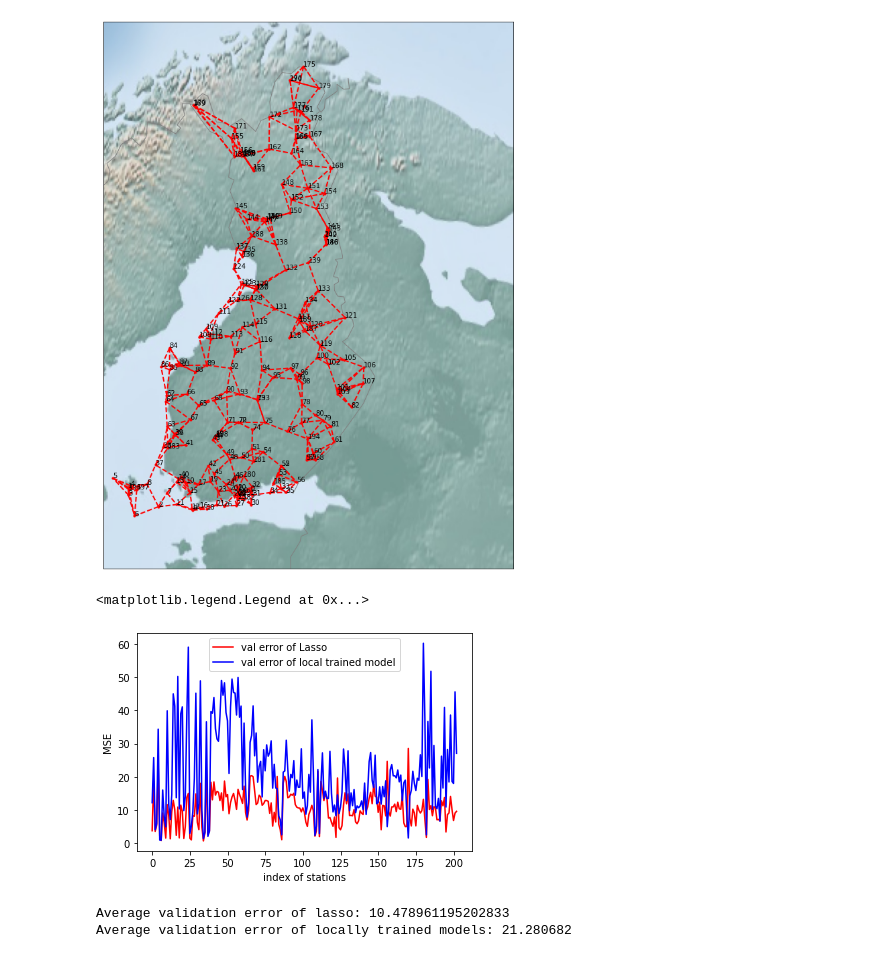
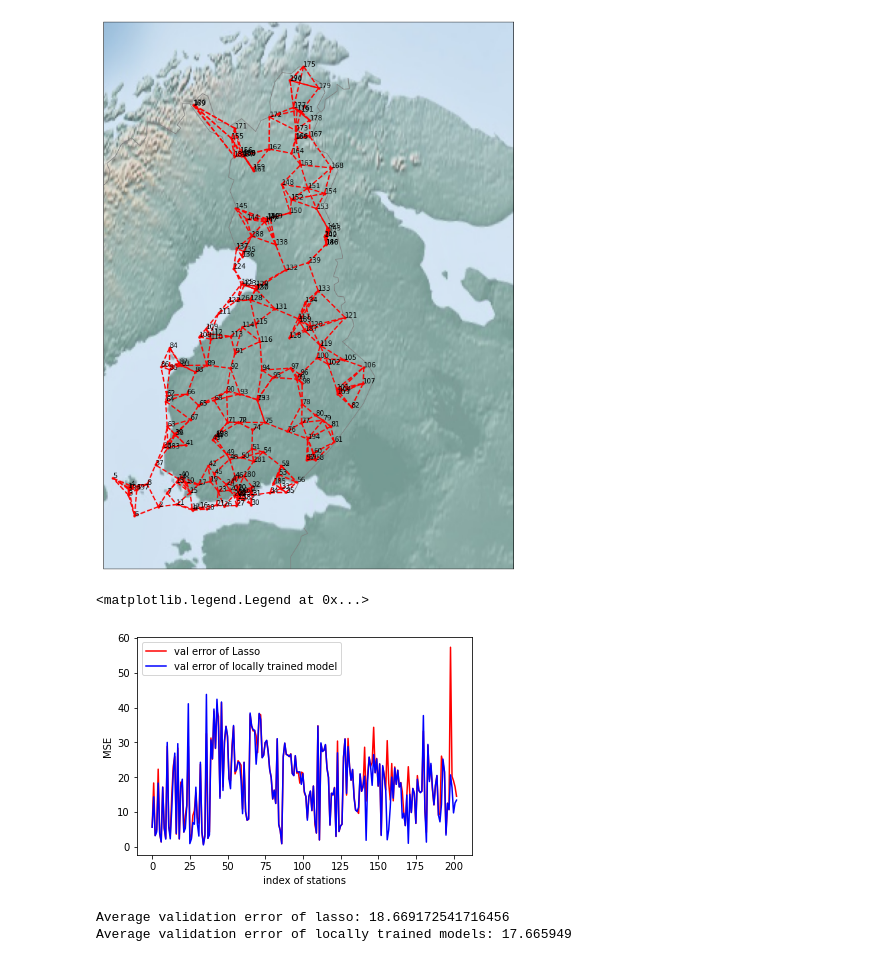
Before and after one commit to YuTian8328/FederatedLearning, a Jupyter notebook: FMI_Lasso.ipynb, the cells around one changed output. Cells and saved outputs as stored; diff of their text form; code cells hidden in the pictures.

```diff
--- a/FMI_Lasso.ipynb
+++ b/FMI_Lasso.ipynb
@@ -229,11 +228,11 @@ val_errors_local = []
 train_errors_local = []
 for i in range(G_FMI.number_of_nodes()):
     model =  G_FMI.nodes[i]['model']
-    optimizer = optimizer = torch.optim.SGD(model.parameters(), lr=0.001)
+    optimizer = torch.optim.RMSprop(model.parameters(),lr=0.01)
     criterion = torch.nn.MSELoss(reduction='mean')
     X_train = G_FMI.nodes[i]['X_train']
     y_train = G_FMI.nodes[i]['y_train'].reshape(-1,1)
-    for j in range(250):
+    for j in range(1000):
         prediction = model(X_train)
         loss = criterion(prediction, y_train)
         optimizer.zero_grad()
@@ -320,7 +310,7 @@ plt.show
 <function matplotlib.pyplot.show(*args, **kw)>
 [figure]
 # %%
-def algorithm_1(K, D, weight_vec, G, lambda_lasso, penalty_func_name='norm1'):
+def algorithm_1(K, B, weight_vec, G, lambda_lasso, penalty_func_name='norm1'):
     '''
     :param K: the number of iterations
     :param D: the block incidence matrix
@@ -382,7 +372,7 @@ def algorithm_1(K, D, weight_vec, G, lambda_lasso, penalty_func_name='norm1'):
         prev_w = np.copy(new_w)
 
         # line 2 algorithm 1
-        hat_w = new_w - np.dot(T_matrix, np.dot(D.T, new_u))
+        hat_w = new_w - np.dot(T_matrix, np.dot(B.T, new_u))
 
 
         for i in range(N):
@@ -397,7 +387,7 @@ def algorithm_1(K, D, weight_vec, G, lambda_lasso, penalty_func_name='norm1'):
 
         # line 9 algortihm 1
         tilde_w = 2 * new_w - prev_w
-        new_u = new_u + np.dot(Sigma, np.dot(D, tilde_w))
+        new_u = new_u + np.dot(Sigma, np.dot(B, tilde_w))
 #
         # line 10 algortihm 1
         new_u = penalty_func.update(new_u)
@@ -406,7 +396,7 @@ def algorithm_1(K, D, weight_vec, G, lambda_lasso, penalty_func_name='norm1'):
     return new_w
 # %%
 # Run lasso to train networked local models
-K=500
+K=1000
 lambda_lasso = 1
 predicted_w = algorithm_1(K, B, weight_vec, G_FMI, lambda_lasso)
 # %%
@@ -427,16 +417,16 @@ for i in range(203):
     train_errors_lasso.append(train_error)
 # %%
 plt.plot(val_errors_lasso,color='r',label='val error of Lasso')
-plt.plot(val_errors_local,color='b',label='val error of local trained model')
+plt.plot(val_errors_local,color='b',label='val error of locally trained model')
 plt.xlabel('index of stations')
 plt.ylabel('MSE')
 plt.legend()
 # %% [output]
 <matplotlib.legend.Legend at 0x...>
-[figure, old version]
+[figure, new version]
 # %%
 print('Average validation error of lasso:',np.mean(val_errors_lasso))
 print('Average validation error of locally trained models:',np.mean(val_errors_local))
 # %% [output]
-Average validation error of lasso: 10.478961195202833
-Average validation error of locally trained models: 21.280682
+Average validation error of lasso: 18.669172541716456
+Average validation error of locally trained models: 17.665949
```
Also changed, not shown: parts of 11 cells of this notebook.
